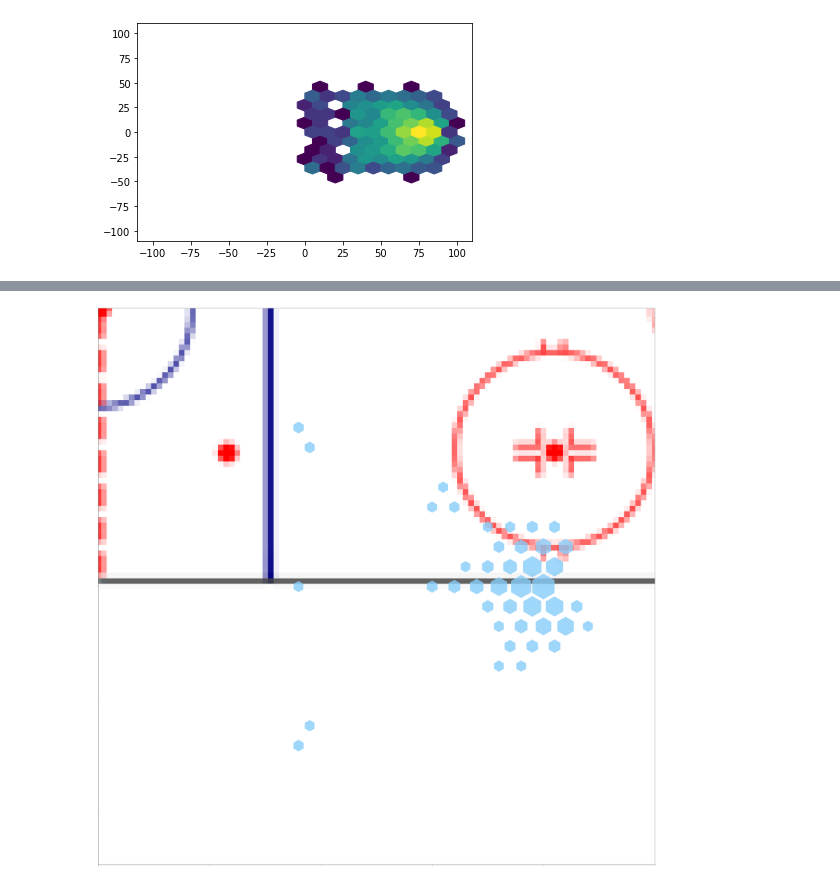
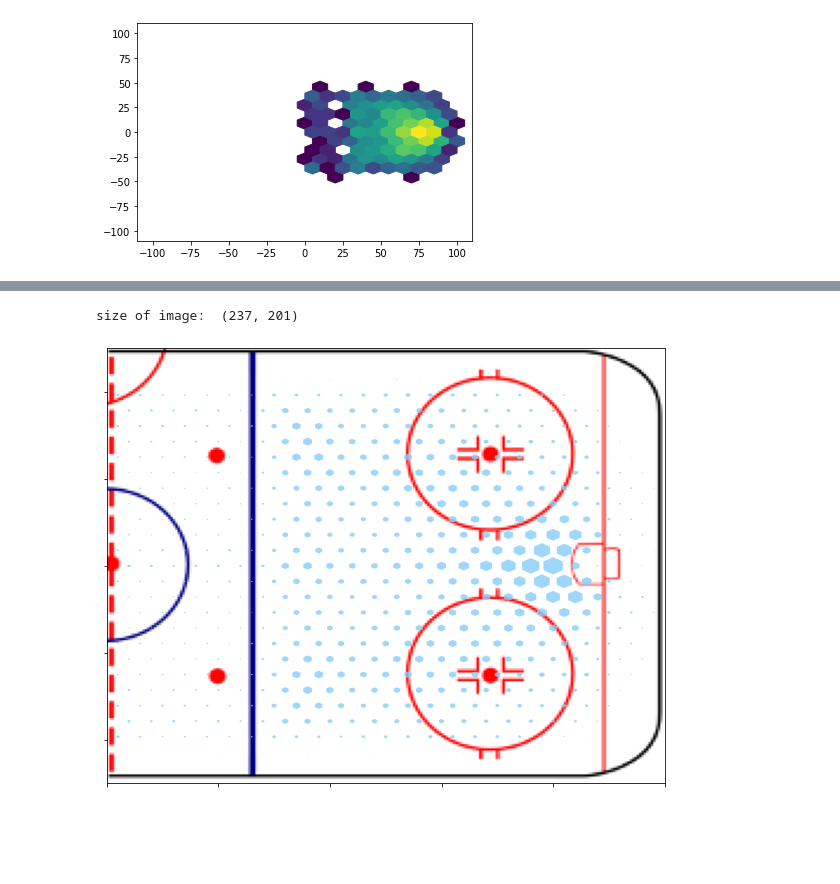
Before and after one commit to PrakritiAilavadi/Kaggle, a Jupyter notebook: nhl-shot-distribution.ipynb, the cells around one changed output, grey strips where cells are left out. Saved outputs shown, nothing was run; the diff lists cells and outputs as text; code cells hidden in the pictures; blank space fills up the shorter version.

Commit message:
League Shot Distribution Viz

```diff
--- a/nhl-shot-distribution.ipynb
+++ b/nhl-shot-distribution.ipynb
@@ -416,23 +421,3 @@ x_trans=33;
 y_trans=height/2
 # We will want to scale the size of our hex bins with the image so we calculate a "radius" scaling factor here
 S = 3.8*scalingx;
-# %%
-# Loop over the locations and draw the hex
-for i,v in enumerate(league_verts):
-   # Normalize the shot frequency data between 0-1
-    scaled_league_shot_frequency= league_shot_frequency[i]/max(league_shot_frequency)
-   # Scale the hexagon size based on shot frequency
-    radius = S*math.sqrt(scaled_league_shot_frequency)
-   # Finally we will plot the hexagon including the scaling and
-   # translations we found earlier
-    hex = RegularPolygon((x_trans+v[0]*scalingx,
-      y_trans-v[1]*scalingy),numVertices=6, radius=radius,
-      orientation=np.radians(0), facecolor='#f6cd60', edgecolor=None)
-    ax.add_patch(hex)
-
-ax.set_xlim([0,100])
-ax.set_ylim([-50,50])
-
-plt.grid(False)
-
-plt.show()
@@ -443,7 +428,7 @@ plt.show()
 xbnds = np.array([-100.,100.0])
 ybnds = np.array([-100,100])
 extent = [xbnds[0],xbnds[1],ybnds[0],ybnds[1]]
-fig=plt.figure(figsize=(50,50))
+fig=plt.figure(figsize=(10,8))
 ax = fig.add_subplot(111)
 ax.set_facecolor("white")
 fig.patch.set_facecolor("white")
@@ -452,43 +437,46 @@ ax.set_xticklabels(labels = [''], fontsize = 18,alpha = .7,minor=False)
 ax.set_yticklabels(labels = [''], fontsize = 18,alpha = .7,minor=False)
 basewidth = 100
 
 # I = Image.open('../input/nhl-images/Half.png')
 # wpercent = (basewidth/float(I.size[0]))
 # hsize = int((float(I.size[1])*float(wpercent)))
 # I = I.resize((basewidth,hsize), Image.ANTIALIAS)
 # Using pillow to get the rink image and extract the image size
-I = Image.open('../input/nhl-images/half.png')
-ax.imshow(I.resize((120, 100)))
-width, height = I.size
-#print("size of image: ", )
+I = Image.open('../input/halfrink/half-rink.png')
+#ax.imshow(I)
+
+ax.imshow(I, aspect='auto', extent=(0, 100, 50, -50))
+#width, height = I.size
+print("size of image: ", I.size)
 
 scalingx=1
 scalingy=1
 x_trans=0
 y_trans=0
 
 
-S = 2.3
-# Wrist Shot
-#x_shot_wrist2 = [abs(y) for y in x_shot_wrist];y_shot_wrist2 = [-y for y in y_shot_wrist]
-#image = plt.hexbin(x_shot_wrist2,y_shot_wrist2,cmap='Reds',gridsize=50,extent=extent,mincnt=1,bins='log',alpha=0.0,edgecolors ='white',linewidths=1)
-league_hex_data = plt.hexbin(league_x_all_shots_normalized, league_y_all_shots_normalized, gridsize=50, mincnt=1, extent=extent, alpha=0.0)
+
+S = 2
+league_hex_data = plt.hexbin(league_x_all_shots_normalized, league_y_all_shots_normalized, gridsize=50, mincnt=2, extent=extent, alpha=0.0)
 league_verts = league_hex_data.get_offsets()  ## these are the bin positions I think
 league_shot_frequency = league_hex_data.get_array()
 
 for i,v in enumerate(league_verts):
     total_freq = league_shot_frequency[i]/max(league_shot_frequency)
+    # Scale the hexagon size based on shot frequency
     radius = S*math.sqrt(total_freq)
-    if radius < 1.: radius =0
-    radius = radius
-    hex = RegularPolygon((x_trans+v[0]*scalingx, y_trans+ v[1]*scalingy), numVertices=6, radius=radius, orientation=np.radians(0),facecolor='#87cefa', alpha=0.8, edgecolor=None)
+#     if radius < 1.:
+#         radius =0
+#     radius = radius
+    hex = RegularPolygon((x_trans+v[0]*scalingx, y_trans+v[1]*scalingy), numVertices=6, radius=radius, orientation=np.radians(0),facecolor='#87cefa', alpha=0.8, edgecolor=None)
     ax.add_patch(hex)
 
 ax.set_xlim([0,100])
 ax.set_ylim([-50,50])
 
 plt.grid(False)
 
 plt.show()
 # %% [output]
+size of image:  (237, 201)
-[figure, old version]
+[figure, new version]
```
Also changed, not shown: parts of 10 cells of this notebook.
